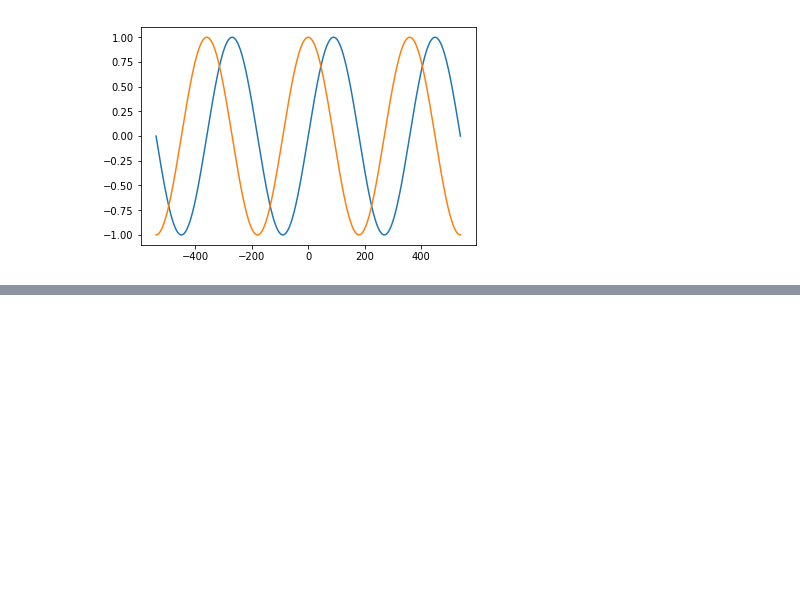
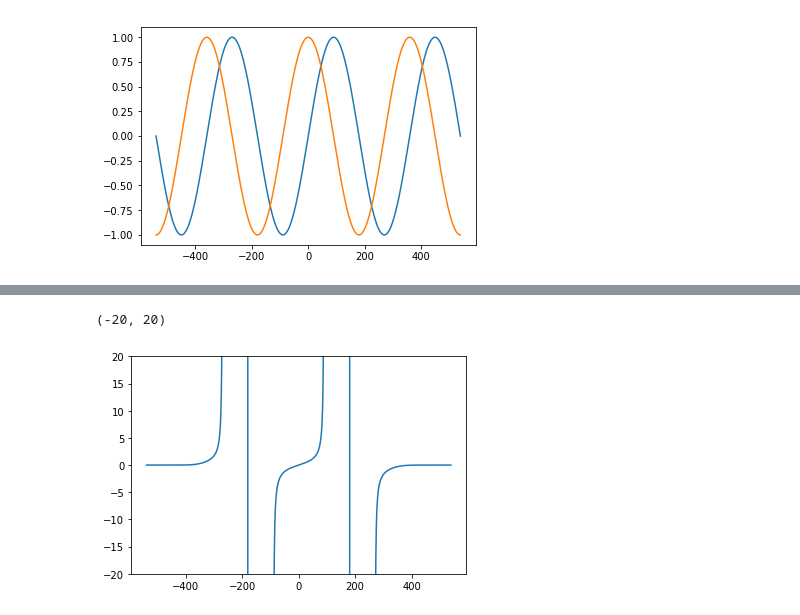
Before and after one commit to jr3cermak/numpypi, a Jupyter notebook: Demo numpi_series.ipynb, the cells around one changed output, grey strips where cells are left out. Cells and saved outputs as stored; diff of their text form; code cells hidden in the pictures; blank space fills up the shorter version.

```diff
--- a/Demo numpi_series.ipynb
+++ b/Demo numpi_series.ipynb
@@ -128,0 +89,7 @@ print( numpy.tan( [numpy.pi/4] ) - 1.0 )
+# %%
+x = numpy.linspace(-numpy.pi*3+1e-2, numpy.pi*3-1e-2, 2000)
+plt.plot(x*180/numpy.pi, numpy.tan(x) );
+plt.ylim(-20,20)
+# %% [output]
+(-20, 20)
+[figure, added]
```
Also changed, not shown: parts of 8 cells of this notebook, 4 other files.
